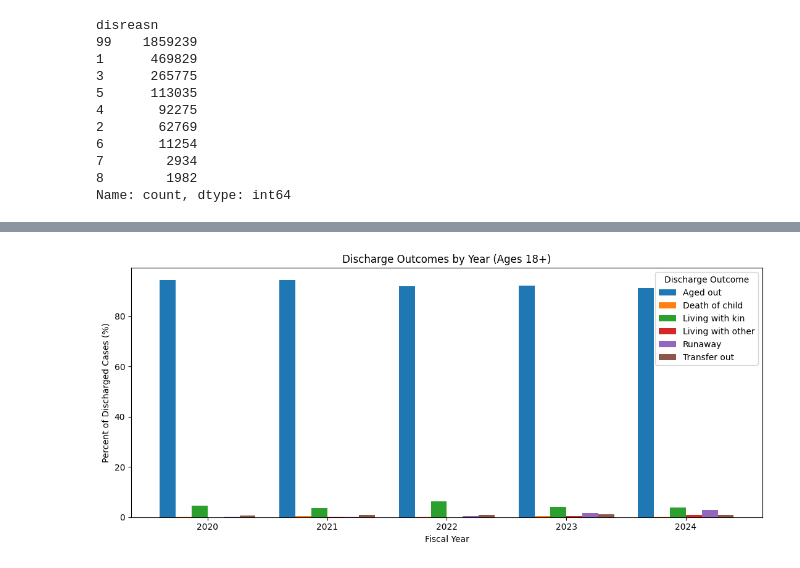
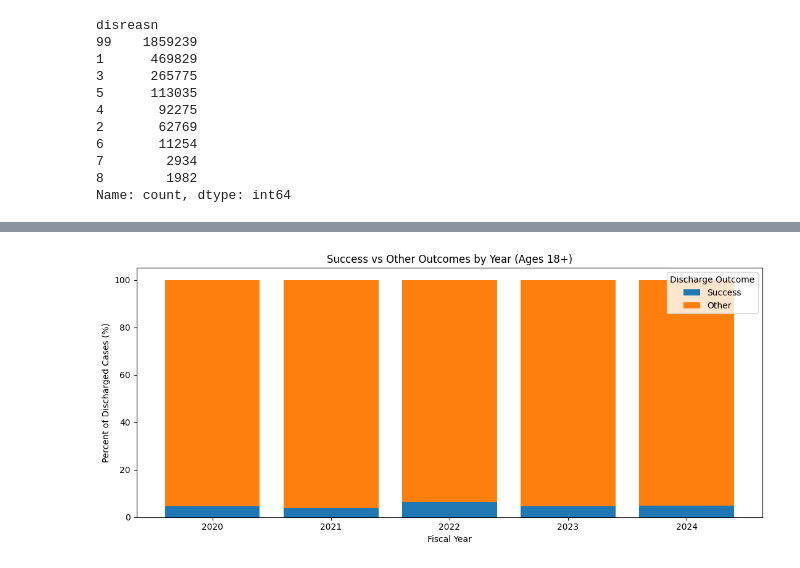
Before and after one commit to courtneyjchen/careassist-foster-care-ai, a Jupyter notebook: EDA_court.ipynb, the cells around one changed output, grey strips where cells are left out. Saved outputs shown, nothing was run; the diff lists cells and outputs as text; code cells hidden in the pictures.

Commit message:
Adding stacked Mekko chart for Success/Failure analysis

```diff
--- a/EDA_court.ipynb
+++ b/EDA_court.ipynb
@@ -403,19 +404,19 @@ disreasn
 8        1982
 Name: count, dtype: int64
 # %%
-discharge_group_map = {
-    1: "Living with kin",      # Reunified with parent/caretaker
-    2: "Living with kin",      # Living with other relative(s)
-    3: "Living with other",   # Adoption
-    4: "Aged out",            # Emancipation
-    5: "Living with other",   # Guardianship
-    6: "Transfer out",        # Transfer to another agency
-    7: "Runaway",
-    8: "Death of child"
+success_map = {
+    1: "Success",      # Reunified with parent/caretaker
+    2: "Success",      # Living with other relative(s)
+    3: "Success",   # Adoption
+    4: "Other",            # Emancipation
+    5: "Success",   # Guardianship
+    6: "Other",        # Transfer to another agency
+    7: "Other",       # Runaway
+    8: "Other"     # Death of child
 }
 data = data[data['disreasn'] != 99]
 data = data[data['disreasn'] != 0]
-data["discharge_group"] = data["disreasn"].map(discharge_group_map)
+data["discharge_group"] = data["disreasn"].map(success_map)
 
 # resplit data across age groups
 early_teens = data[
@@ -454,74 +451,56 @@ Will likely convert this into a "Successful vs. Other Outcomes" Stacked Bar.
 # %%
-def plot_categorical_by_year(
-    df,
-    age_group_label,
-    category_col,
-    title_prefix
-):
-    # drop rows with missing category (e.g., Not Applicable)
-    plot_df = df.dropna(subset=[category_col]).copy()
+def plot_success_stacked(df, age_group_label):
 
-    # get all years and categories up front
-    years = sorted(plot_df["fy"].unique())
-    categories = sorted(plot_df[category_col].unique())
+    plot_df = df.dropna(subset=["discharge_group"]).copy()
 
-    # count per year and category
+    # Count per year and outcome
     summary = (
         plot_df
-        .groupby(["fy", category_col])
+        .groupby(["fy", "discharge_group"])
         .size()
         .reset_index(name="count")
     )
 
-    # convert to percent within year
+    # Convert to percent within each year
     summary["percent"] = (
         summary["count"] /
         summary.groupby("fy")["count"].transform("sum")
     ) * 100
 
-    # 🔑 reindex so every (year, category) exists
-    summary = (
+    # Pivot for stacking
+    pivot = (
         summary
-        .set_index(["fy", category_col])
-        .reindex(
-            pd.MultiIndex.from_product(
-                [years, categories],
-                names=["fy", category_col]
-            ),
-            fill_value=0
-        )
-        .reset_index()
+        .pivot(index="fy", columns="discharge_group", values="percent")
+        .fillna(0)
+        .sort_index()
     )
-
-    x = np.arange(len(years))
-    width = 0.8 / len(categories)
 
     fig, ax = plt.subplots(figsize=(11, 5))
 
-    for i, cat in enumerate(categories):
-        sub = summary[summary[category_col] == cat]
-        ax.bar(
-            x + i * width,
-            sub["percent"],
-            width,
-            label=cat
-        )
+    bottom = np.zeros(len(pivot))
 
-    ax.set_xticks(x + width * (len(categories) - 1) / 2)
-    ax.set_xticklabels(years)
+    # Ensure consistent order: Success first
+    for col in ["Success", "Other"]:
+        if col in pivot.columns:
+            ax.bar(
+                pivot.index,
+                pivot[col],
+                bottom=bottom,
+                label=col
+            )
+            bottom += pivot[col].values
+
     ax.set_ylabel("Percent of Discharged Cases (%)")
     ax.set_xlabel("Fiscal Year")
-    ax.set_title(f"{title_prefix} by Year (Ages {age_group_label})")
+    ax.set_title(f"Success vs Other Outcomes by Year (Ages {age_group_label})")
     ax.legend(title="Discharge Outcome")
 
     plt.tight_layout()
     plt.show()
 
 for df, label in age_groups:
-    plot_categorical_by_year(
+    plot_success_stacked(
         df,
-        label,
-        category_col="discharge_group",
-        title_prefix="Discharge Outcomes"
+        label
     )
 # %% [output]
@@ -530 +509 @@ for df, label in age_groups:
-[figure, old version]
+[figure, new version]
```
Also changed, not shown: parts of 4 cells of this notebook.
